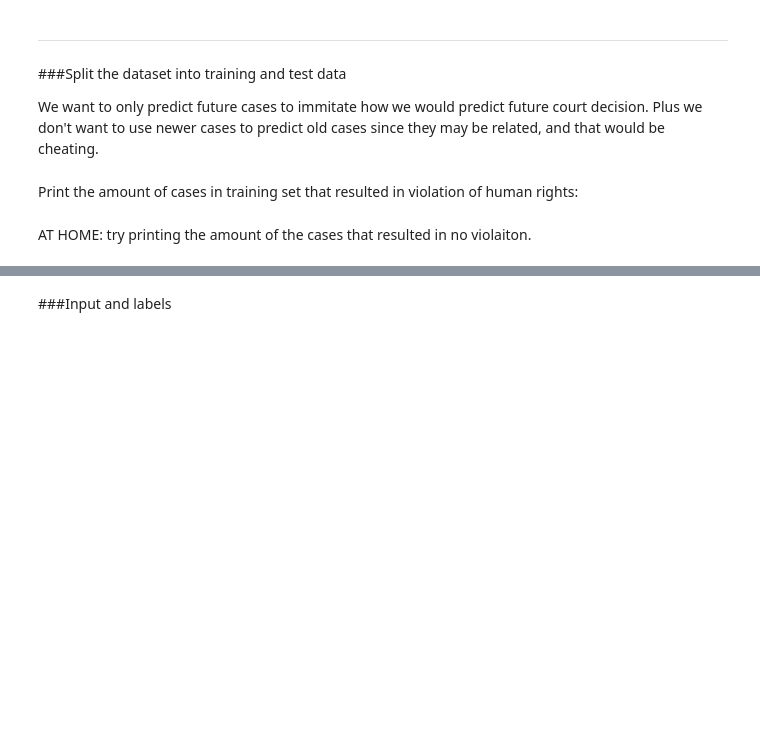
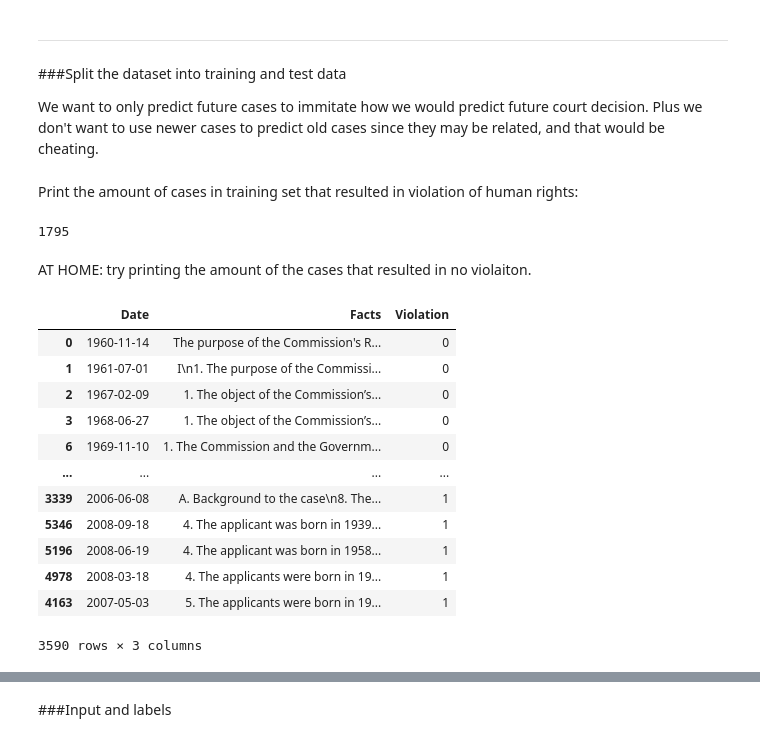
Before and after one commit to masha-medvedeva/AI_and_Digital_Skills, a Jupyter notebook: predicting_court_decisions.ipynb, the cells around one changed output, grey strips where cells are left out. Drawn from its saved outputs; the diff is of its cells as text; code cells hidden in the pictures; blank space fills up the shorter version.

```diff
--- a/predicting_court_decisions.ipynb
+++ b/predicting_court_decisions.ipynb
@@ -132,6 +179,29 @@ test = facts_dataset[(facts_dataset['Date'] >= '2017-01-01')]
 # %% [markdown]
 Print the amount of cases in training set that resulted in violation of human rights:
 # %%
-train['Violation'].value_counts()[1]
+train['Violation'].value_counts()[0]
+# %% [output]
+1795
 # %% [markdown]
 AT HOME: try printing the amount of the cases that resulted in no violaiton.
+# %%
+#undersampling
+train_v = train[train['Violation'] == 1]
+train_nv = train[train['Violation'] == 0]
+train_v = train_v.sample(n=len(train_nv), random_state=101)
+train = pd.concat([train_nv, train_v])
+train
+# %% [output]
+|  | Date | Facts | Violation |
+| 0 | 1960-11-14 | The purpose of the Commission's R... | 0 |
+| 1 | 1961-07-01 | I\n1. The purpose of the Commissi... | 0 |
+| 2 | 1967-02-09 | 1. The object of the Commission’s... | 0 |
+| 3 | 1968-06-27 | 1. The object of the Commission’s... | 0 |
+| 6 | 1969-11-10 | 1. The Commission and the Governm... | 0 |
+| ... | ... | ... | ... |
+| 3339 | 2006-06-08 | A. Background to the case\n8. The... | 1 |
+| 5346 | 2008-09-18 | 4. The applicant was born in 1939... | 1 |
+| 5196 | 2008-06-19 | 4. The applicant was born in 1958... | 1 |
+| 4978 | 2008-03-18 | 4. The applicants were born in 19... | 1 |
+| 4163 | 2007-05-03 | 5. The applicants were born in 19... | 1 |
+3590 rows × 3 columns
```
Also changed, not shown: parts of 26 cells of this notebook.
